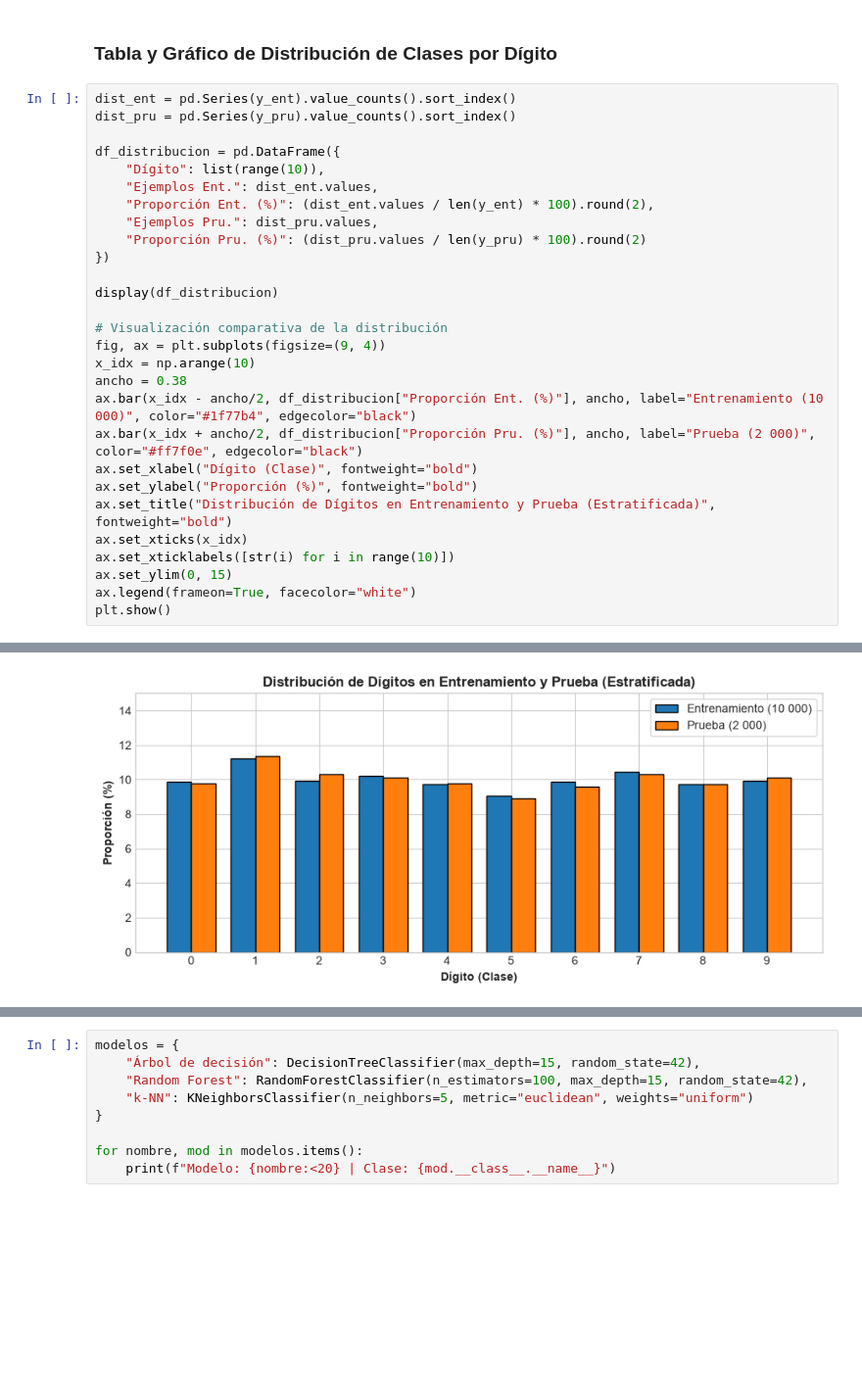
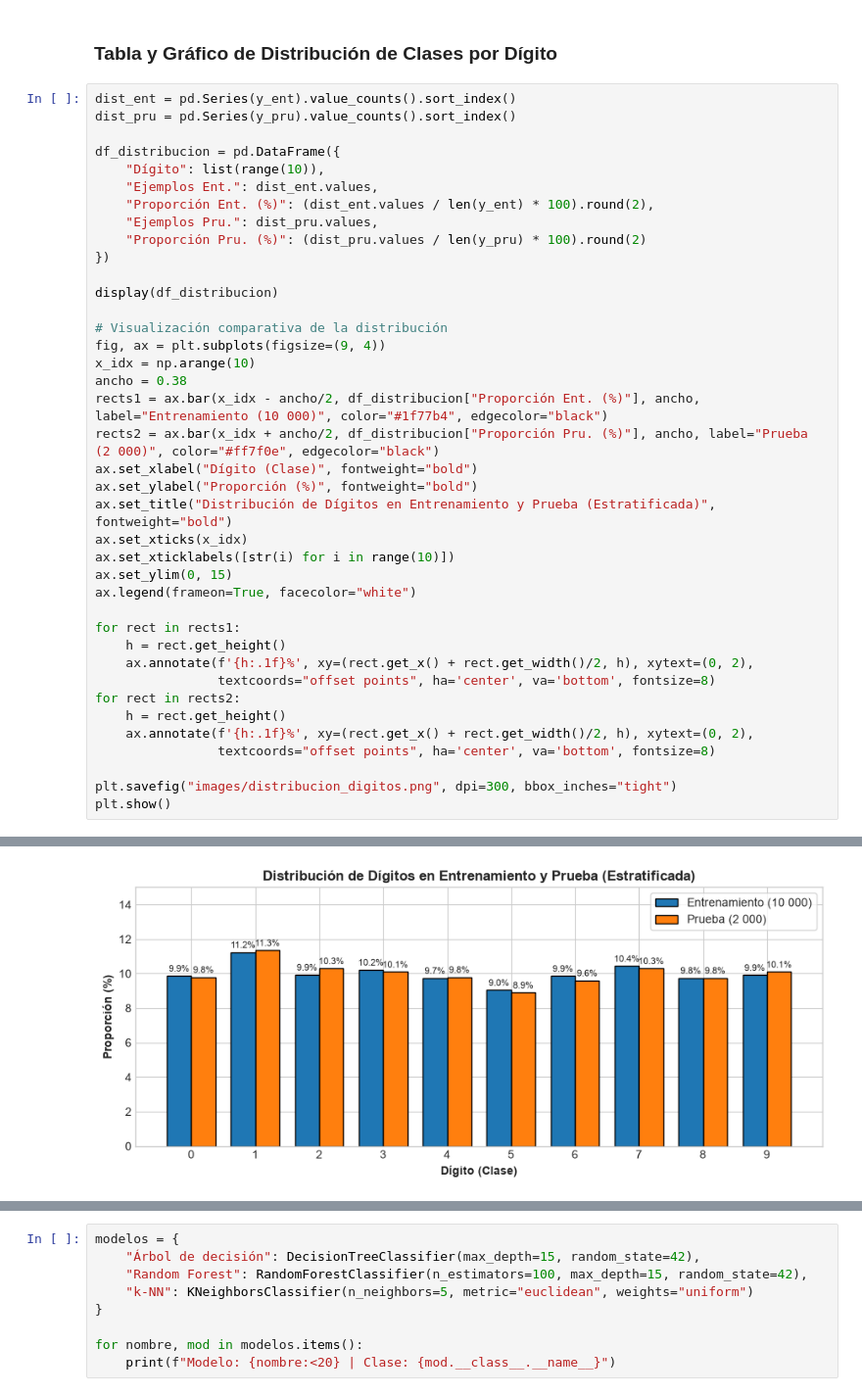
Before and after one commit to Josu-F1/Clasificacion_MNIST, a Jupyter notebook: Taller_APE_MNIST_Arbol_RandomForest_kNN.ipynb, the cells around one changed output, grey strips where cells are left out. Shown at 98% size. Cells and saved outputs as stored; diff of their text form; blank space fills up the shorter version.

```diff
--- a/Taller_APE_MNIST_Arbol_RandomForest_kNN.ipynb
+++ b/Taller_APE_MNIST_Arbol_RandomForest_kNN.ipynb
@@ -131,36 +136,47 @@ df_distribucion = pd.DataFrame({
     "Ejemplos Pru.": dist_pru.values,
     "Proporción Pru. (%)": (dist_pru.values / len(y_pru) * 100).round(2)
 })
 
 display(df_distribucion)
 
 # Visualización comparativa de la distribución
 fig, ax = plt.subplots(figsize=(9, 4))
 x_idx = np.arange(10)
 ancho = 0.38
-ax.bar(x_idx - ancho/2, df_distribucion["Proporción Ent. (%)"], ancho, label="Entrenamiento (10 000)", color="#1f77b4", edgecolor="black")
-ax.bar(x_idx + ancho/2, df_distribucion["Proporción Pru. (%)"], ancho, label="Prueba (2 000)", color="#ff7f0e", edgecolor="black")
+rects1 = ax.bar(x_idx - ancho/2, df_distribucion["Proporción Ent. (%)"], ancho, label="Entrenamiento (10 000)", color="#1f77b4", edgecolor="black")
+rects2 = ax.bar(x_idx + ancho/2, df_distribucion["Proporción Pru. (%)"], ancho, label="Prueba (2 000)", color="#ff7f0e", edgecolor="black")
 ax.set_xlabel("Dígito (Clase)", fontweight="bold")
 ax.set_ylabel("Proporción (%)", fontweight="bold")
 ax.set_title("Distribución de Dígitos en Entrenamiento y Prueba (Estratificada)", fontweight="bold")
 ax.set_xticks(x_idx)
 ax.set_xticklabels([str(i) for i in range(10)])
 ax.set_ylim(0, 15)
 ax.legend(frameon=True, facecolor="white")
+
+for rect in rects1:
+    h = rect.get_height()
+    ax.annotate(f'{h:.1f}%', xy=(rect.get_x() + rect.get_width()/2, h), xytext=(0, 2),
+                textcoords="offset points", ha='center', va='bottom', fontsize=8)
+for rect in rects2:
+    h = rect.get_height()
+    ax.annotate(f'{h:.1f}%', xy=(rect.get_x() + rect.get_width()/2, h), xytext=(0, 2),
+                textcoords="offset points", ha='center', va='bottom', fontsize=8)
+
+plt.savefig("images/distribucion_digitos.png", dpi=300, bbox_inches="tight")
 plt.show()
 # %% [output]
 |  | Dígito | Ejemplos Ent. | Proporción Ent. (%) | Ejemplos Pru. | Proporción Pru. (%) |
 | 0 | 0 | 987 | 9.87 | 196 | 9.80 |
 | 1 | 1 | 1124 | 11.24 | 227 | 11.35 |
 | 2 | 2 | 993 | 9.93 | 206 | 10.30 |
 | 3 | 3 | 1022 | 10.22 | 202 | 10.10 |
 | 4 | 4 | 974 | 9.74 | 196 | 9.80 |
 | 5 | 5 | 904 | 9.04 | 178 | 8.90 |
 | 6 | 6 | 986 | 9.86 | 192 | 9.60 |
 | 7 | 7 | 1044 | 10.44 | 206 | 10.30 |
 | 8 | 8 | 975 | 9.75 | 195 | 9.75 |
 | 9 | 9 | 991 | 9.91 | 202 | 10.10 |
-[figure, old version]
+[figure, new version]
 # %% [markdown]
 ---
 ## Paso 4: Definición y Configuración de los Tres Clasificadores
```
Also changed, not shown: parts of 10 cells of this notebook, 18 other files.
